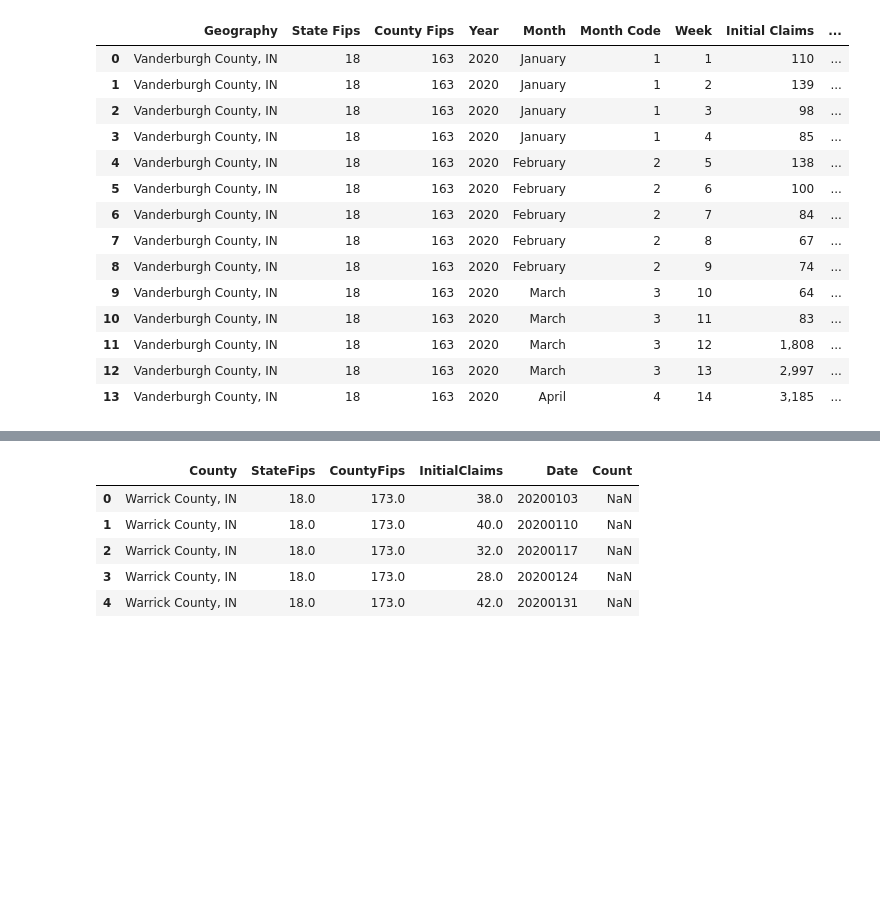
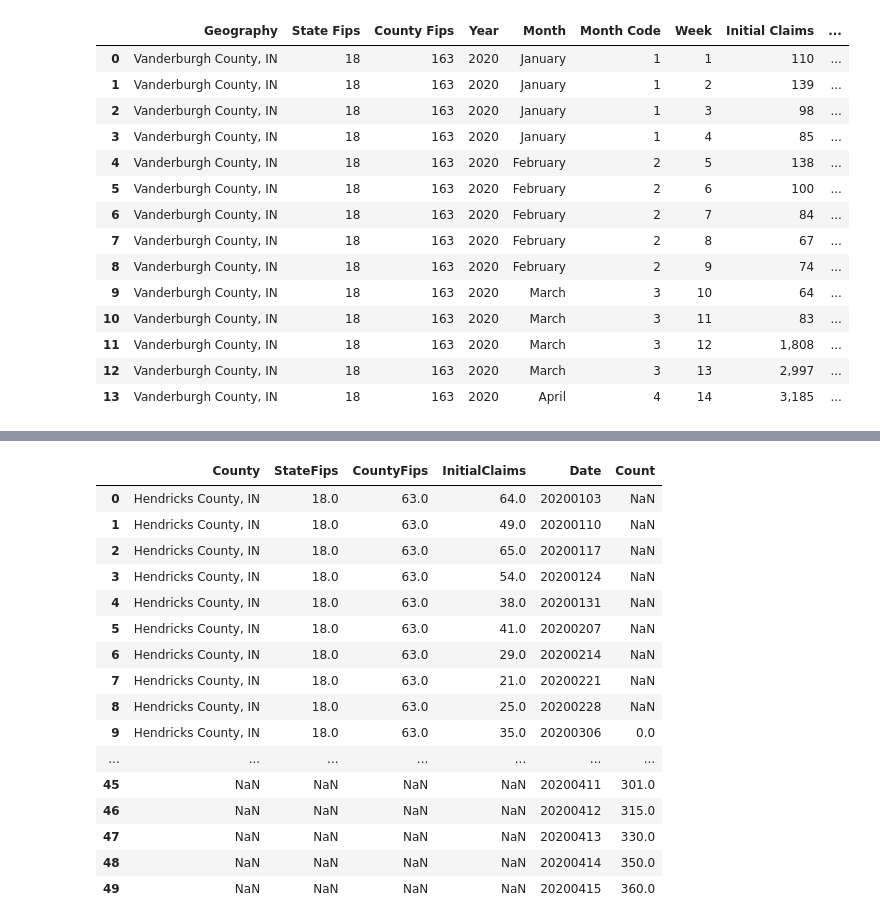
Before and after one commit to sumic59/Covid_IN_County_Jobless-Claims, a Jupyter notebook: Decatur_Johnson_Vanderburgh_Unemployment_Claims.ipynb, the cells around one changed output, grey strips where cells are left out. Drawn from its saved outputs; the diff is of its cells as text; code cells hidden in the pictures; blank space fills up the shorter version.

```diff
--- a/Decatur_Johnson_Vanderburgh_Unemployment_Claims.ipynb
+++ b/Decatur_Johnson_Vanderburgh_Unemployment_Claims.ipynb
@@ -99,15 +149,40 @@ Lake_Covid_Weekly_Claims = pd.merge(Lake_weekly_claims[['County', 'StateFips', '
                                            Lake_Covid[['Count', 'Date']], how='outer', on='Date', sort=True)
 Warrick_Covid_Weekly_Claims = pd.merge(Warrick_weekly_claims[['County', 'StateFips', 'CountyFips', 'InitialClaims', 'Date']],
                                            Warrick_Covid[['Count', 'Date']], how='outer', on='Date', sort=True)
+
+Allen_Covid_Weekly_Claims = pd.merge(Allen_weekly_claims[['County', 'StateFips', 'CountyFips', 'InitialClaims', 'Date']],
+                                           Allen_Covid[['Count', 'Date']], how='outer', on='Date', sort=True)
+Hamilton_Covid_Weekly_Claims = pd.merge(Hamilton_weekly_claims[['County', 'StateFips', 'CountyFips', 'InitialClaims', 'Date']],
+                                           Hamilton_Covid[['Count', 'Date']], how='outer', on='Date', sort=True)
+Hendricks_Covid_Weekly_Claims = pd.merge(Hendricks_weekly_claims[['County', 'StateFips', 'CountyFips', 'InitialClaims', 'Date']],
+                                           Hendricks_Covid[['Count', 'Date']], how='outer', on='Date', sort=True)
+
+Marion_Covid_Weekly_Claims = pd.merge(Marion_weekly_claims[['County', 'StateFips', 'CountyFips', 'InitialClaims', 'Date']],
+                                           Marion_Covid[['Count', 'Date']], how='outer', on='Date', sort=True)
+Monroe_Covid_Weekly_Claims = pd.merge(Monroe_weekly_claims[['County', 'StateFips', 'CountyFips', 'InitialClaims', 'Date']],
+                                           Monroe_Covid[['Count', 'Date']], how='outer', on='Date', sort=True)
+StJoseph_Covid_Weekly_Claims = pd.merge(StJoseph_weekly_claims[['County', 'StateFips', 'CountyFips', 'InitialClaims', 'Date']],
+                                           StJoseph_Covid[['Count', 'Date']], how='outer', on='Date', sort=True)
-# %%
-Warrick_Covid_Weekly_Claims.head()
-# %% [output]
-|  | County | StateFips | CountyFips | InitialClaims | Date | Count |
-| 0 | Warrick County, IN | 18.0 | 173.0 | 38.0 | 20200103 | NaN |
-| 1 | Warrick County, IN | 18.0 | 173.0 | 40.0 | 20200110 | NaN |
-| 2 | Warrick County, IN | 18.0 | 173.0 | 32.0 | 20200117 | NaN |
-| 3 | Warrick County, IN | 18.0 | 173.0 | 28.0 | 20200124 | NaN |
-| 4 | Warrick County, IN | 18.0 | 173.0 | 42.0 | 20200131 | NaN |
+# %%
+Hendricks_Covid_Weekly_Claims.head(50)
+# %% [output]
+|  | County | StateFips | CountyFips | InitialClaims | Date | Count |
+| 0 | Hendricks County, IN | 18.0 | 63.0 | 64.0 | 20200103 | NaN |
+| 1 | Hendricks County, IN | 18.0 | 63.0 | 49.0 | 20200110 | NaN |
+| 2 | Hendricks County, IN | 18.0 | 63.0 | 65.0 | 20200117 | NaN |
+| 3 | Hendricks County, IN | 18.0 | 63.0 | 54.0 | 20200124 | NaN |
+| 4 | Hendricks County, IN | 18.0 | 63.0 | 38.0 | 20200131 | NaN |
+| 5 | Hendricks County, IN | 18.0 | 63.0 | 41.0 | 20200207 | NaN |
+| 6 | Hendricks County, IN | 18.0 | 63.0 | 29.0 | 20200214 | NaN |
+| 7 | Hendricks County, IN | 18.0 | 63.0 | 21.0 | 20200221 | NaN |
+| 8 | Hendricks County, IN | 18.0 | 63.0 | 25.0 | 20200228 | NaN |
+| 9 | Hendricks County, IN | 18.0 | 63.0 | 35.0 | 20200306 | 0.0 |
+| ... | ... | ... | ... | ... | ... | ... |
+| 45 | NaN | NaN | NaN | NaN | 20200411 | 301.0 |
+| 46 | NaN | NaN | NaN | NaN | 20200412 | 315.0 |
+| 47 | NaN | NaN | NaN | NaN | 20200413 | 330.0 |
+| 48 | NaN | NaN | NaN | NaN | 20200414 | 350.0 |
+| 49 | NaN | NaN | NaN | NaN | 20200415 | 360.0 |
 # %%
 Vanderburgh_Covid_Weekly_Claims['County'] = 'Vanderburgh County, IN'
 Vanderburgh_Covid_Weekly_Claims['StateFips'] = '18.0'
```
Also changed, not shown: parts of 8 cells of this notebook, 37 other files.
